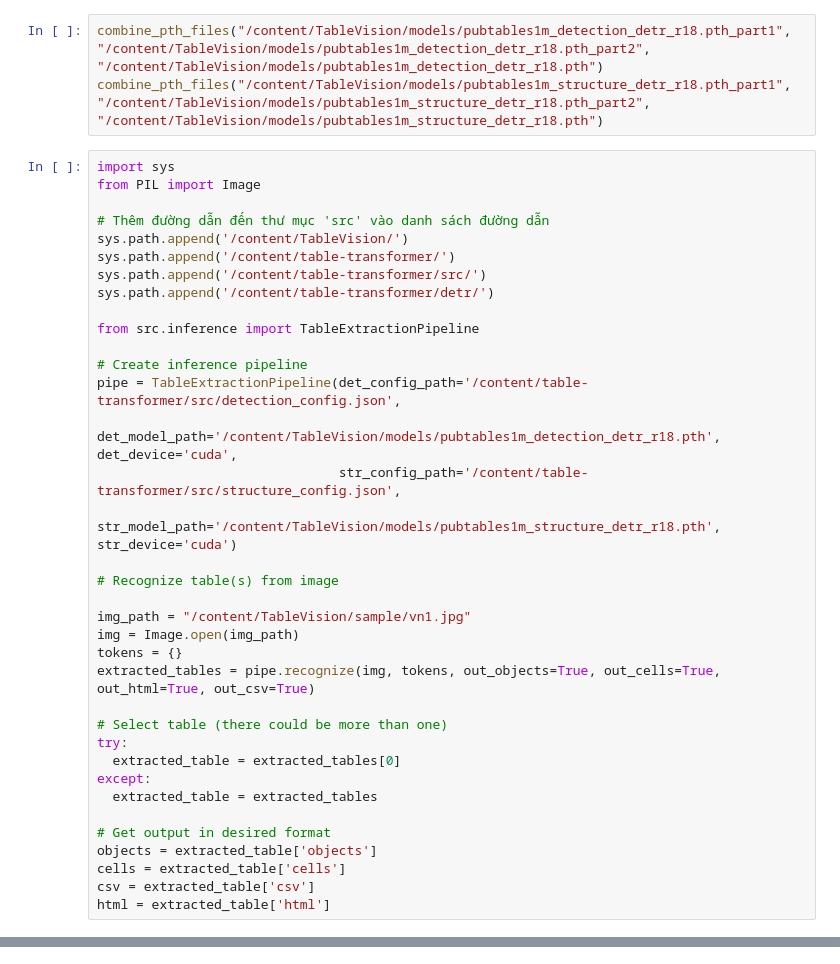
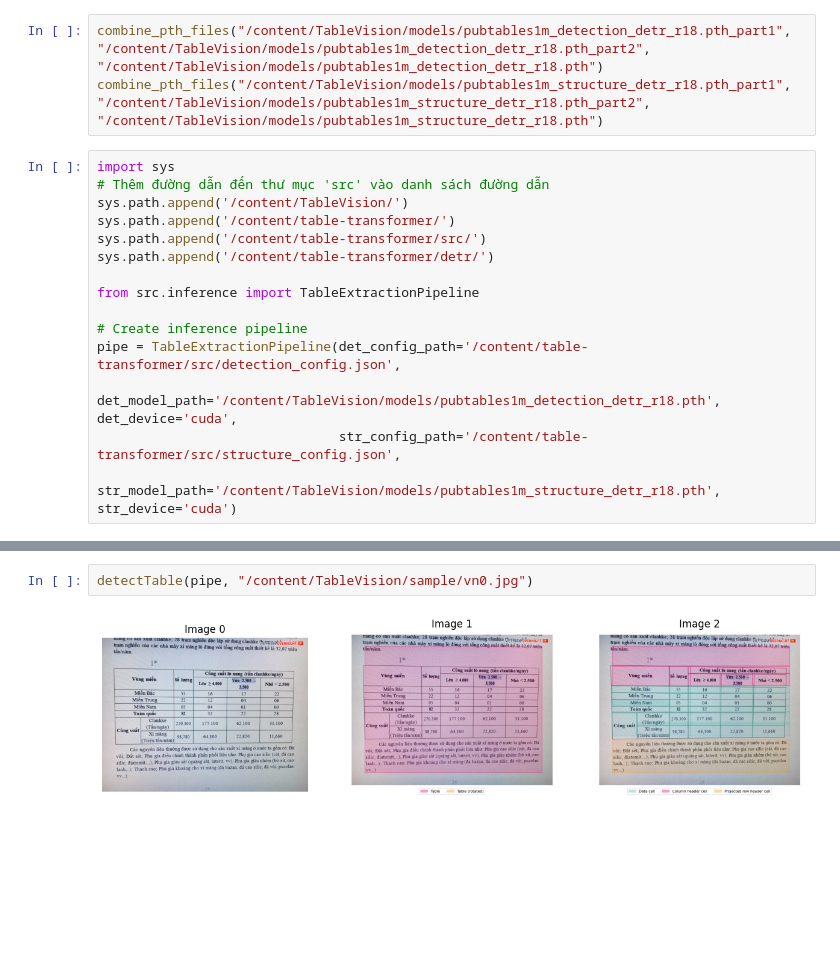
Before and after one commit to HoanChan/TableVision, a Jupyter notebook: TableVision.ipynb, the cells around one changed output, grey strips where cells are left out. Saved outputs shown, nothing was run; the diff lists cells and outputs as text; blank space fills up the shorter version.

```diff
--- a/TableVision.ipynb
+++ b/TableVision.ipynb
@@ -53,8 +53,6 @@ combine_pth_files("/content/TableVision/models/pubtables1m_detection_detr_r18.pt
 combine_pth_files("/content/TableVision/models/pubtables1m_structure_detr_r18.pth_part1", "/content/TableVision/models/pubtables1m_structure_detr_r18.pth_part2", "/content/TableVision/models/pubtables1m_structure_detr_r18.pth")
 # %%
 import sys
-from PIL import Image
-
 # Thêm đường dẫn đến thư mục 'src' vào danh sách đường dẫn
 sys.path.append('/content/TableVision/')
 sys.path.append('/content/table-transformer/')
@@ -68,23 +66,4 @@ pipe = TableExtractionPipeline(det_config_path='/content/table-transformer/src/d
                                det_model_path='/content/TableVision/models/pubtables1m_detection_detr_r18.pth', det_device='cuda',
                                str_config_path='/content/table-transformer/src/structure_config.json',
                                str_model_path='/content/TableVision/models/pubtables1m_structure_detr_r18.pth', str_device='cuda')
-
-# Recognize table(s) from image
-
-img_path = "/content/TableVision/sample/vn1.jpg"
-img = Image.open(img_path)
-tokens = {}
-extracted_tables = pipe.recognize(img, tokens, out_objects=True, out_cells=True, out_html=True, out_csv=True)
-
-# Select table (there could be more than one)
-try:
-  extracted_table = extracted_tables[0]
-except:
-  extracted_table = extracted_tables
-
-# Get output in desired format
-objects = extracted_table['objects']
-cells = extracted_table['cells']
-csv = extracted_table['csv']
-html = extracted_table['html']
 # %% [output]
@@ -128,0 +122,4 @@ plt.show()
+# %%
+detectTable(pipe, "/content/TableVision/sample/vn0.jpg")
+# %% [output]
+[figure, added]
```
Also changed, not shown: parts of 9 cells of this notebook, 54 other files.
